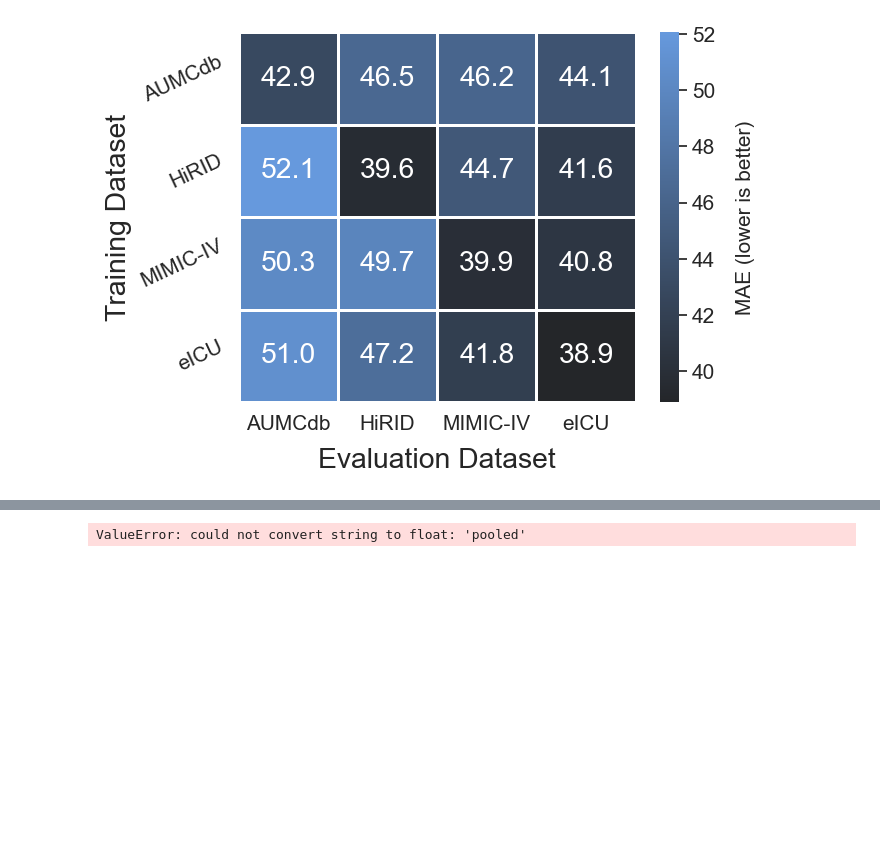
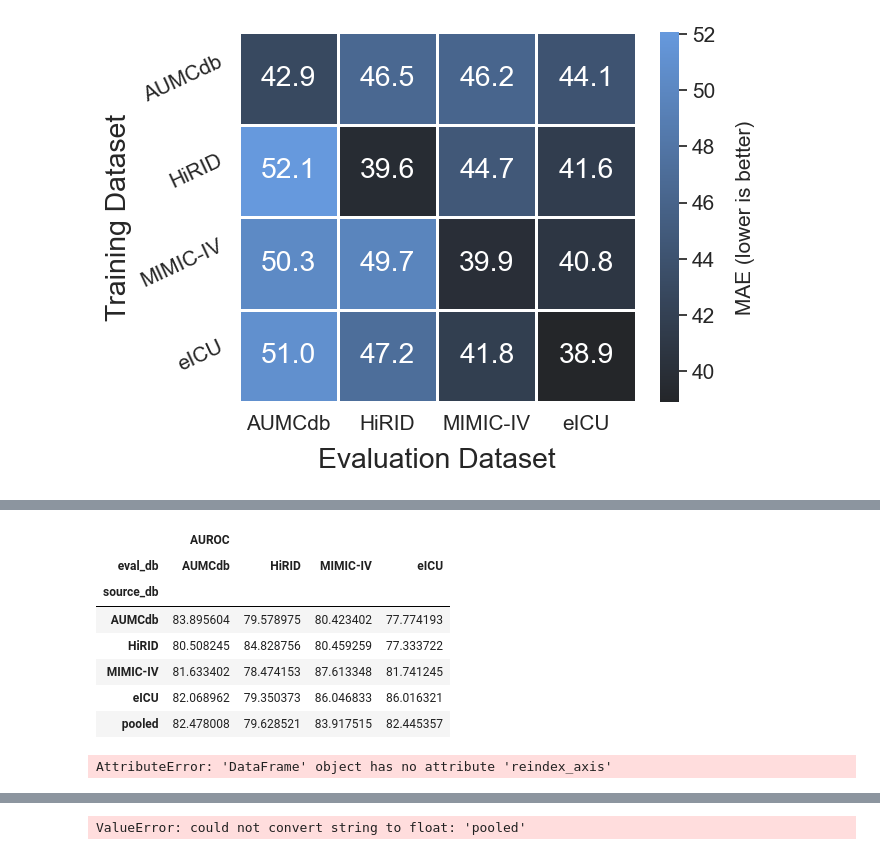
Before and after one commit to rvandewater/YAIB, a Jupyter notebook: paper_graphs.ipynb, the cells around one changed output, grey strips where cells are left out. Saved outputs shown, nothing was run; the diff lists cells and outputs as text; code cells hidden in the pictures; blank space fills up the shorter version.

```diff
--- a/paper_graphs.ipynb
+++ b/paper_graphs.ipynb
@@ -112,0 +73,16 @@ mortality_pooled_pivoted
+# %%
+mortality_pivoted
+# %% [output]
+|  | AUROC |  |  |  |
+| eval_db | AUMCdb | HiRID | MIMIC-IV | eICU |
+| source_db |  |  |  |  |
+| AUMCdb | 83.895604 | 79.578975 | 80.423402 | 77.774193 |
+| HiRID | 80.508245 | 84.828756 | 80.459259 | 77.333722 |
+| MIMIC-IV | 81.633402 | 78.474153 | 87.613348 | 81.741245 |
+| eICU | 82.068962 | 79.350373 | 86.046833 | 86.016321 |
+| pooled | 82.478008 | 79.628521 | 83.917515 | 82.445357 |
+# %%
+# mortality_pivoted.reindex(["AUMCdb", "HiRID","eICU",  "MIMIC-IV", "pooled"])
+mortality_pivoted.reindex_axis(columns=["AUMCdb", "HiRID","eICU",  "MIMIC-IV"], axis=1)
+# %% [output]
+AttributeError: 'DataFrame' object has no attribute 'reindex_axis'
```
Also changed, not shown: parts of 9 cells of this notebook.
